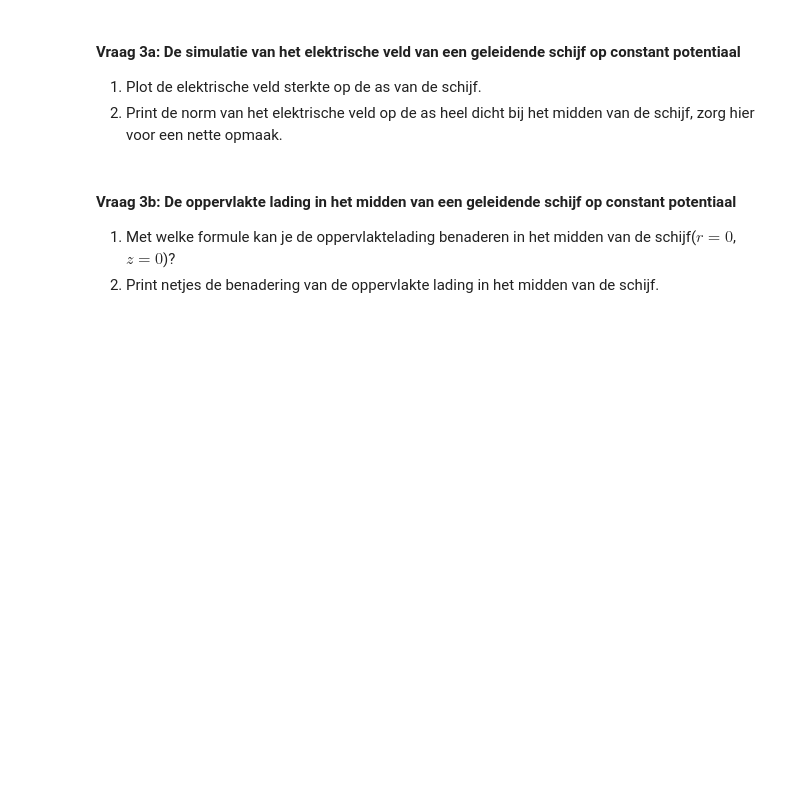
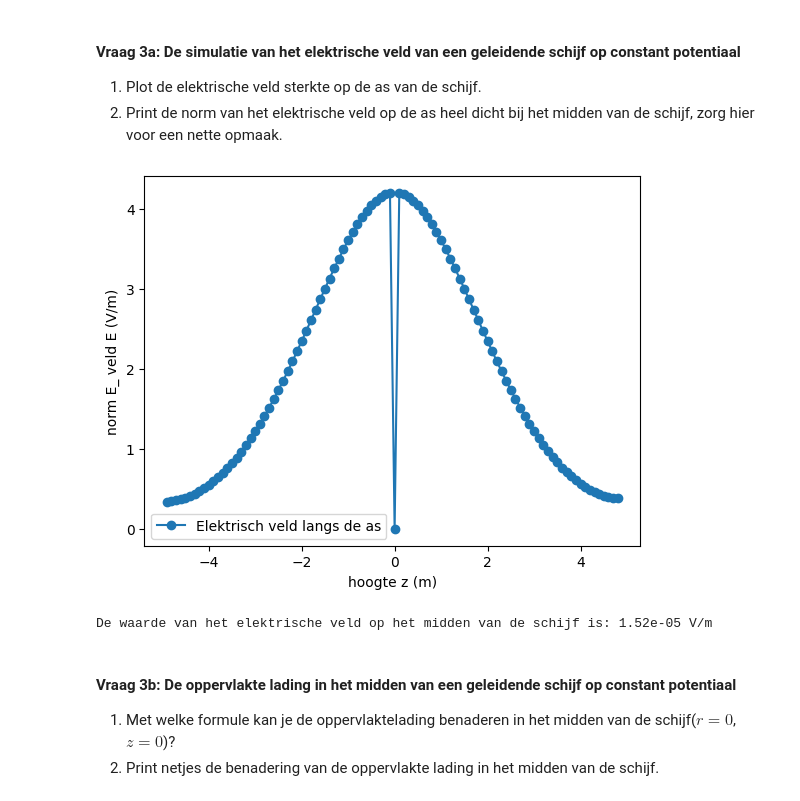
Before and after one commit to zidu2006/opdrachten-DEF-D, a Jupyter notebook: DigitaleOntwerpopdrachten/1CondensatorOpdracht/CondensatorOntwerpopdracht.ipynb, the cells around one changed output. Cells and saved outputs as stored; diff of their text form; code cells hidden in the pictures; blank space fills up the shorter version.

```diff
--- a/DigitaleOntwerpopdrachten/1CondensatorOpdracht/CondensatorOntwerpopdracht.ipynb
+++ b/DigitaleOntwerpopdrachten/1CondensatorOpdracht/CondensatorOntwerpopdracht.ipynb
@@ -273,9 +323,24 @@ plot_results_disk(Ez, Er, normE, V, r, z, grid_step, disk_radius, z_pos_disk1, z
 1. Plot de elektrische veld sterkte op de as van de schijf.
 2. Print de norm van het elektrische veld op de as heel dicht bij het midden van de schijf, zorg hier voor een nette opmaak.
 # %%
-###
-###Jouw code hier###
-###
+r_index_as = 0
+
+E_as = normE[:, r_index_as]
+
+plt.figure()
+plt.plot(z_for_E, E_as, "o-", label="Elektrisch veld langs de as")
+plt.xlabel("hoogte z (m)")
+plt.ylabel("norm E_ veld E (V/m)")
+plt.legend()
+plt.show()
+
+z_mid_index = np.argmin(np.abs(z_for_E))
+E_mid = normE[z_mid_index, r_index_as]
+
+print(f"De waarde van het elektrische veld op het midden van de schijf is: {E_mid:.2e} V/m")
+# %% [output]
+[figure, added]
+De waarde van het elektrische veld op het midden van de schijf is: 1.52e-05 V/m
 # %% [markdown]
 #### Vraag 3b: De oppervlakte lading in het midden van een geleidende schijf op constant potentiaal
 
```
Also changed, not shown: parts of 8 cells of this notebook.
